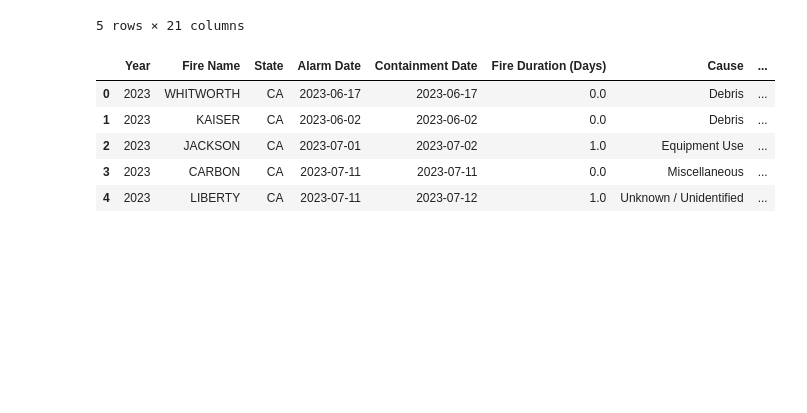
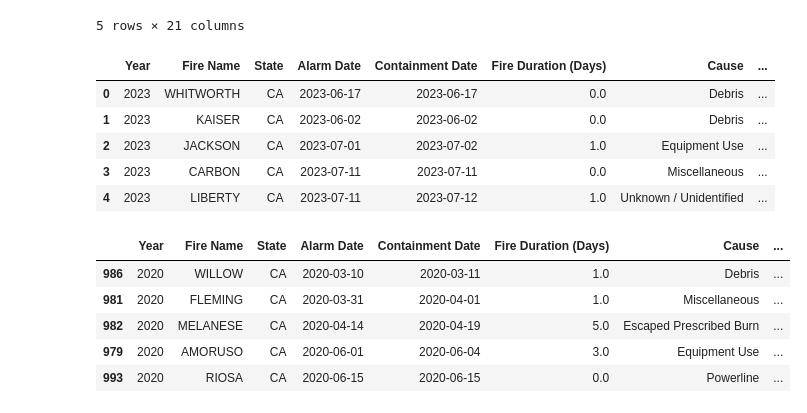
Before and after one commit to epsilonite/pandas-project, a Jupyter notebook: jenny-folder/CA-Wildfire-JJ2.ipynb, the cells around one changed output. Cells and saved outputs as stored; diff of their text form; code cells hidden in the pictures; blank space fills up the shorter version.

Commit message:
created dataframes per year and sorted dataframes by alarm dates

```diff
--- a/jenny-folder/CA-Wildfire-JJ2.ipynb
+++ b/jenny-folder/CA-Wildfire-JJ2.ipynb
@@ -98,3 +95,27 @@ df_reordered.head()
 | 2 | 2023 | JACKSON | CA | 2023-07-01 | 2023-07-02 | 1.0 | Equipment Use | ... |
 | 3 | 2023 | CARBON | CA | 2023-07-11 | 2023-07-11 | 0.0 | Miscellaneous | ... |
 | 4 | 2023 | LIBERTY | CA | 2023-07-11 | 2023-07-12 | 1.0 | Unknown / Unidentified | ... |
+# %%
+# create dataframes based on year of alarm dates
+df_reordered['Alarm Date'] = pd.to_datetime(df_reordered['Alarm Date'])
+
+df_2020 = df_reordered[df_reordered['Alarm Date'].dt.year == 2020]
+df_2021 = df_reordered[df_reordered['Alarm Date'].dt.year == 2021]
+df_2022 = df_reordered[df_reordered['Alarm Date'].dt.year == 2022]
+df_2023 = df_reordered[df_reordered['Alarm Date'].dt.year == 2023]
+#df_2024 = df_reordered[df_reordered['Alarm Date'].dt.year == 2024]
+# %%
+# sort the dataframes by alarm date
+df_2020_sorted = df_2020.sort_values(by='Alarm Date')
+df_2021_sorted = df_2021.sort_values(by='Alarm Date')
+df_2022_sorted = df_2022.sort_values(by='Alarm Date')
+df_2023_sorted = df_2023.sort_values(by='Alarm Date')
+# %%
+df_2020_sorted.head()
+# %% [output]
+|  | Year | Fire Name | State | Alarm Date | Containment Date | Fire Duration (Days) | Cause | ... |
+| 986 | 2020 | WILLOW | CA | 2020-03-10 | 2020-03-11 | 1.0 | Debris | ... |
+| 981 | 2020 | FLEMING | CA | 2020-03-31 | 2020-04-01 | 1.0 | Miscellaneous | ... |
+| 982 | 2020 | MELANESE | CA | 2020-04-14 | 2020-04-19 | 5.0 | Escaped Prescribed Burn | ... |
+| 979 | 2020 | AMORUSO | CA | 2020-06-01 | 2020-06-04 | 3.0 | Equipment Use | ... |
+| 993 | 2020 | RIOSA | CA | 2020-06-15 | 2020-06-15 | 0.0 | Powerline | ... |
```
Also changed, not shown: parts of 5 cells of this notebook.
